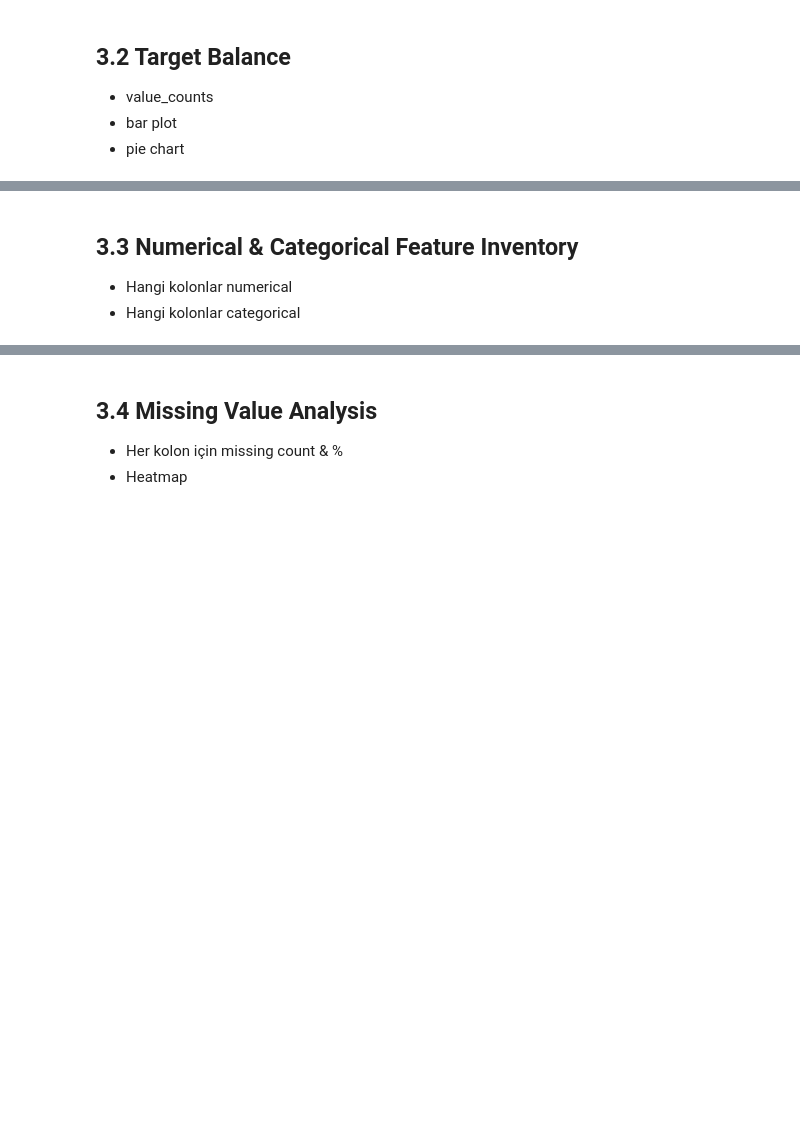
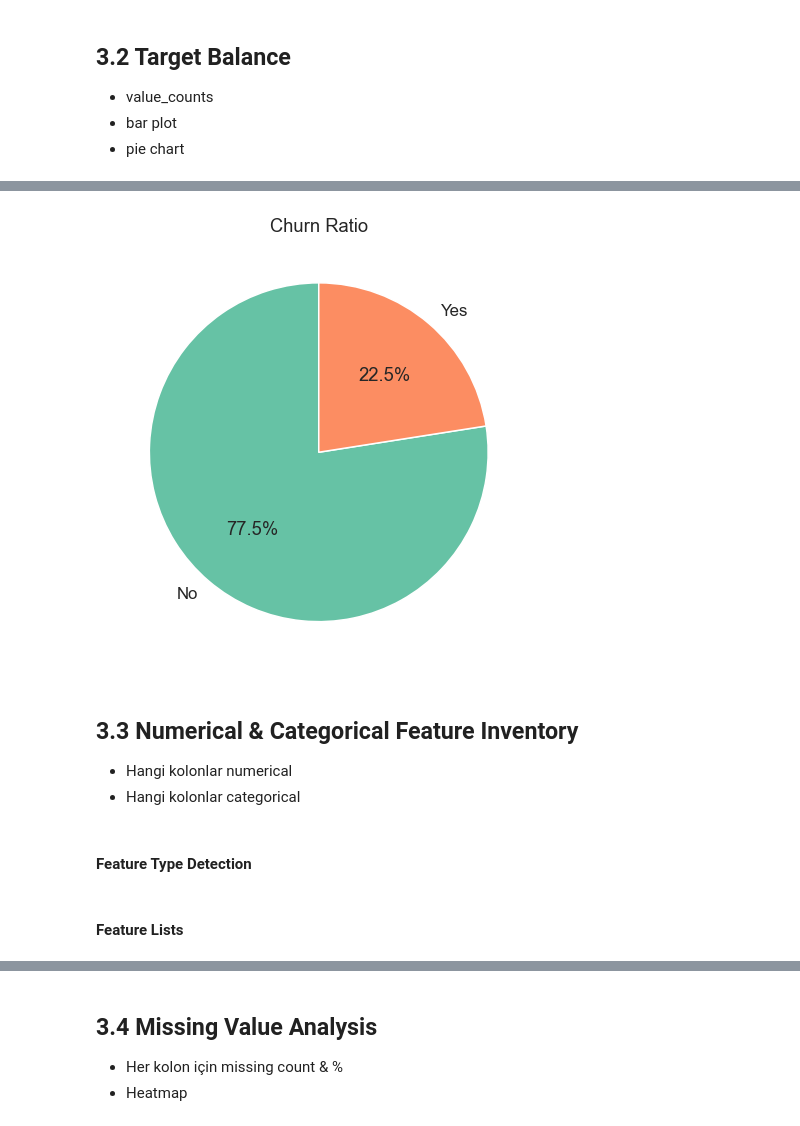
Before and after one commit to iremkabil/Predict_Customer_Churn, a Jupyter notebook: notebooks/eda.ipynb, the cells around one changed output, grey strips where cells are left out. Saved outputs shown, nothing was run; the diff lists cells and outputs as text; code cells hidden in the pictures; blank space fills up the shorter version.

```diff
--- a/notebooks/eda.ipynb
+++ b/notebooks/eda.ipynb
@@ -253,6 +350,22 @@ train_eda[[TARGET_COL, TARGET_COL + "_binary"]].head()
+# %%
+train[TARGET_COL].value_counts().plot.pie(
+    autopct='%1.1f%%',
+    figsize=(5,5),
+    startangle=90,
+    colors=sns.color_palette("Set2")
+)
+
+plt.title("Churn Ratio")
+plt.ylabel("")
+
+plt.show()
+# %% [output]
+[figure, added]
 # %% [markdown]
 ## 3.3 Numerical & Categorical Feature Inventory
 
 - Hangi kolonlar numerical
 - Hangi kolonlar categorical
+# %% [markdown]
+#### Feature Type Detection
 # %%
@@ -259,0 +391,2 @@ train_eda[[TARGET_COL, TARGET_COL + "_binary"]].head()
+# %% [markdown]
+#### Feature Lists
```
Also changed, not shown: parts of 24 cells of this notebook, 1 other file.
